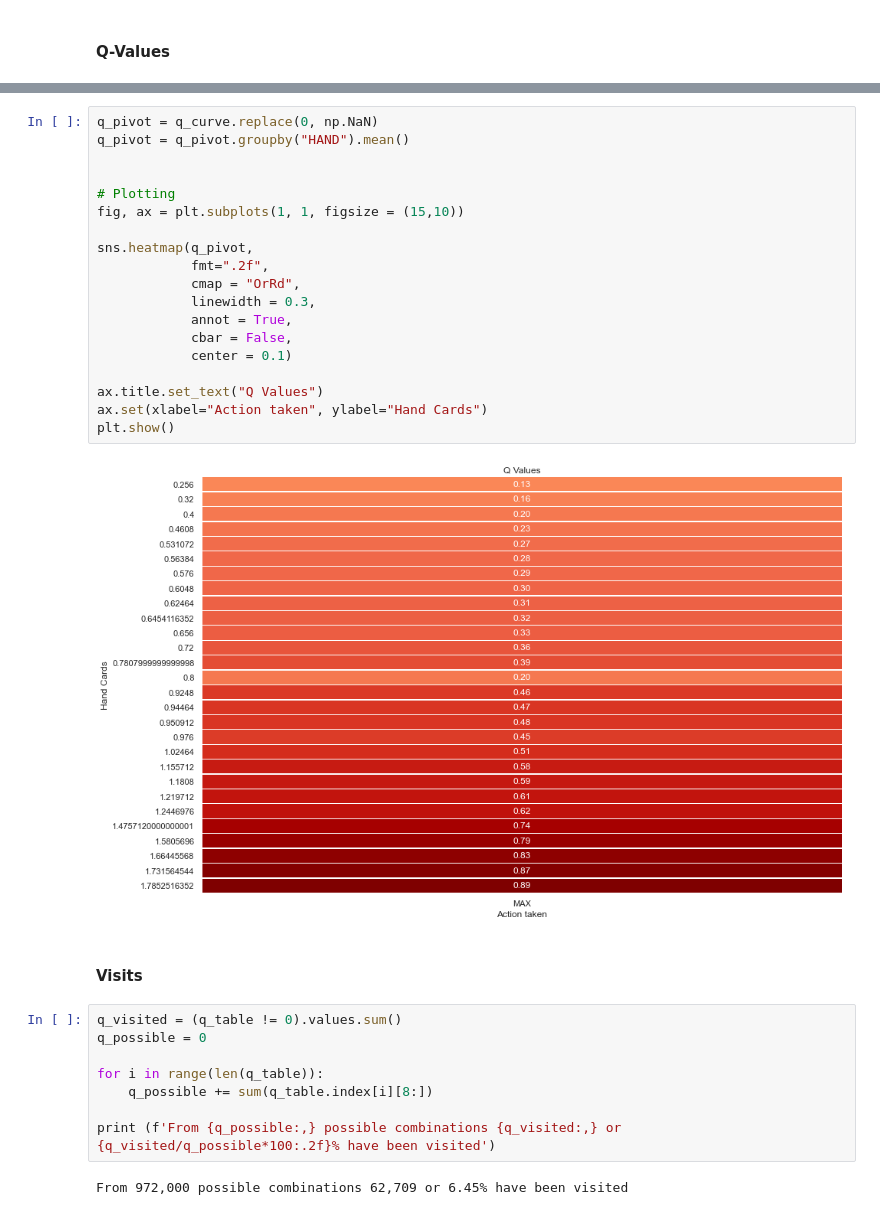
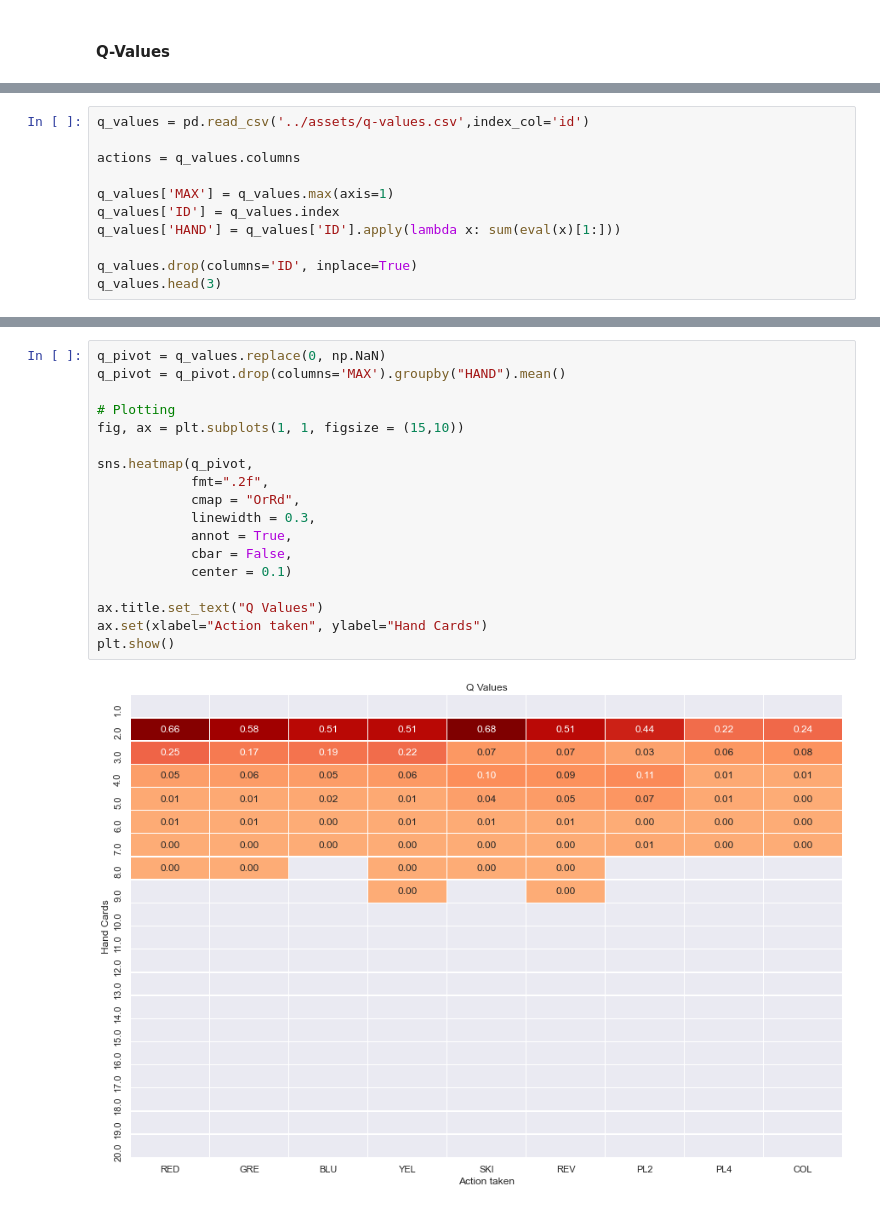
Before and after one commit to bernhard-pfann/uno-card-game-rl, a Jupyter notebook: notebooks/analysis.ipynb, the cells around one changed output, grey strips where cells are left out. Saved outputs shown, nothing was run; the diff lists cells and outputs as text.

```diff
--- a/notebooks/analysis.ipynb
+++ b/notebooks/analysis.ipynb
@@ -96,0 +81,11 @@ NameError: name 'q_curve' is not defined
+# %%
+q_values = pd.read_csv('../assets/q-values.csv',index_col='id')
+
+actions = q_values.columns
+
+q_values['MAX'] = q_values.max(axis=1)
+q_values['ID'] = q_values.index
+q_values['HAND'] = q_values['ID'].apply(lambda x: sum(eval(x)[1:]))
+
+q_values.drop(columns='ID', inplace=True)
+q_values.head(3)
@@ -123,33 +121,20 @@ plt.show()
 # %%
-q_pivot = q_curve.replace(0, np.NaN)
-q_pivot = q_pivot.groupby("HAND").mean()
-
+q_pivot = q_values.replace(0, np.NaN)
+q_pivot = q_pivot.drop(columns='MAX').groupby("HAND").mean()
 
 # Plotting
 fig, ax = plt.subplots(1, 1, figsize = (15,10))
 
 sns.heatmap(q_pivot,
             fmt=".2f",
             cmap = "OrRd",
             linewidth = 0.3,
             annot = True,
             cbar = False,
             center = 0.1)
 
 ax.title.set_text("Q Values")
 ax.set(xlabel="Action taken", ylabel="Hand Cards")
 plt.show()
 # %% [output]
-[figure, old version]
+[figure, new version]
-# %% [markdown]
-#### Visits
-# %%
-q_visited = (q_table != 0).values.sum()
-q_possible = 0
-
-for i in range(len(q_table)):
-    q_possible += sum(q_table.index[i][8:])
-
-print (f'From {q_possible:,} possible combinations {q_visited:,} or {q_visited/q_possible*100:.2f}% have been visited')
-# %% [output]
-From 972,000 possible combinations 62,709 or 6.45% have been visited
```
Also changed, not shown: parts of 16 cells of this notebook.
